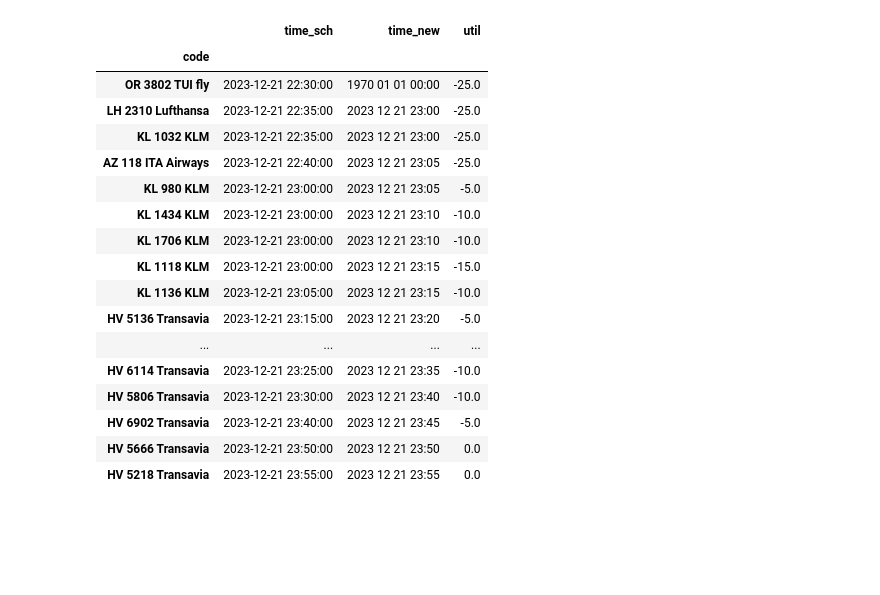
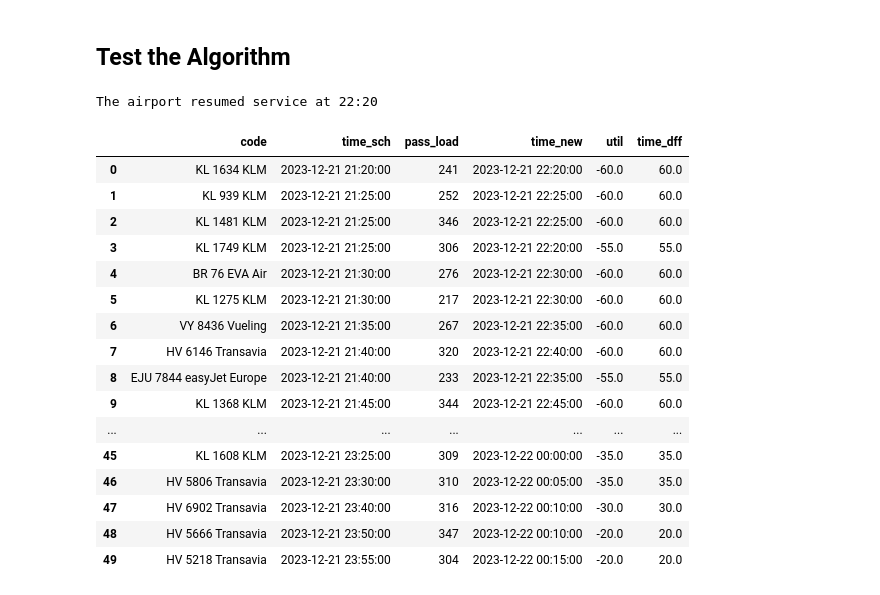
Before and after one commit to cwtravisyip/LSE_ST449_2324_GroupProject, a Jupyter notebook: greed_bfs.ipynb, the cells around one changed output. Cells and saved outputs as stored; diff of their text form; code cells hidden in the pictures; blank space fills up the shorter version.

```diff
--- a/greed_bfs.ipynb
+++ b/greed_bfs.ipynb
@@ -168,9 +200,12 @@ class Node:
         if parent:
             self.depth = parent.depth + 1
     def __repr__(self):
+        """define printing output of the class type"""
         return "<Node of depth {}>".format(self.depth)
 
     def __lt__(self, node):
+        """Compare the depth of the nodes -- for use in
+        sorting the *frontier*"""
         return self.depth < node.depth
 
     def expand(self, problem):
@@ -187,11 +222,3 @@ class Node:
         # print(next_state)
         next_node = Node(next_state, parent=self, action = action, path_cost = problem.utility(next_state))
         return next_node # node object
-
-    def solution(self):
-        """??? Where is the path defined???? This only gives a list of action
-        that is the flight code without returning the timeslots"""
-        return self.path() # pd.DataFrame
-
-    def path(self):
-        return self.state
@@ -206,14 +236,12 @@ def best_first_graph_search(problem):
     a best first search you can examine the f values of the path returned."""
 
     # caching values on each node
-    # f = memoize(f, 'f')
     # adding first node
     node = Node(problem.initial)
     print(f"The airport resumed service at {problem.hour}:{problem.min:02d}")
     iterations = 1
     # applying the goal test when generating the node
     if problem.goal_test(node.state):
-        iterations += 1
         return(iterations, node)
 
     # expand the frontier based on the priority queue
@@ -221,18 +249,15 @@ def best_first_graph_search(problem):
     frontier = list()
     frontier.append(tuple([node.path_cost,node ]))
     # append the generated node to the frontier
-    iterations += 1
     # print(f"Exploring depth {node.depth}")
     # print(f"[BFS Chunk] Length of frontier:{len(frontier)}")
 
     while frontier:
         # get the next node in the frontier
         node = frontier.pop()[1]
-        iterations += 1
 
         # applying the goal test when expanding the node
         if problem.goal_test(node.state):
-            iterations += 1
             return node.state
 
         # add explored node to the liss: This is implicit in the set up
@@ -247,43 +272,36 @@ def best_first_graph_search(problem):
             # print(frontier)
             frontier.sort(reverse = True)
 
-            iterations += 1
-
-
-        iterations += 1
-
     return None
+# %% [markdown]
+## Test the Algorithm
 # %%
-df_subset = df.tail(20).reset_index(drop = True)
-resumption = df_subset.iloc[0,0] + pd.Timedelta(minutes = 30)
+df_subset = df.tail(50).reset_index(drop = True)
+resumption = df_subset.iloc[0,0] + pd.Timedelta(minutes = 60)
 # initate the problem
-AMS_21_tail10 = reschedule_problem(df = df_subset, n_runway=2,
+AMS_21_tail50 = reschedule_problem(df = df_subset, n_runway=2,
                                    resume_hour= resumption.hour, resume_min=resumption.minute,
-                                   max_delay = 25)
+                                   max_delay = 60)
 # solve the problem
-solution = best_first_graph_search(AMS_21_tail10)
+# solution = best_first_graph_search(AMS_21_tail10)
+AMS_21_tail50.solve(best_first_graph_search)
+AMS_21_tail50.display()
+# %% [output]
+The airport resumed service at 22:20
+|  | code | time_sch | pass_load | time_new | util | time_dff |
+| 0 | KL 1634 KLM | 2023-12-21 21:20:00 | 241 | 2023-12-21 22:20:00 | -60.0 | 60.0 |
+| 1 | KL 939 KLM | 2023-12-21 21:25:00 | 252 | 2023-12-21 22:25:00 | -60.0 | 60.0 |
+| 2 | KL 1481 KLM | 2023-12-21 21:25:00 | 346 | 2023-12-21 22:25:00 | -60.0 | 60.0 |
+| 3 | KL 1749 KLM | 2023-12-21 21:25:00 | 306 | 2023-12-21 22:20:00 | -55.0 | 55.0 |
+| 4 | BR 76 EVA Air | 2023-12-21 21:30:00 | 276 | 2023-12-21 22:30:00 | -60.0 | 60.0 |
+| 5 | KL 1275 KLM | 2023-12-21 21:30:00 | 217 | 2023-12-21 22:30:00 | -60.0 | 60.0 |
+| 6 | VY 8436 Vueling | 2023-12-21 21:35:00 | 267 | 2023-12-21 22:35:00 | -60.0 | 60.0 |
+| 7 | HV 6146 Transavia | 2023-12-21 21:40:00 | 320 | 2023-12-21 22:40:00 | -60.0 | 60.0 |
+| 8 | EJU 7844 easyJet Europe | 2023-12-21 21:40:00 | 233 | 2023-12-21 22:35:00 | -55.0 | 55.0 |
+| 9 | KL 1368 KLM | 2023-12-21 21:45:00 | 344 | 2023-12-21 22:45:00 | -60.0 | 60.0 |
+| ... | ... | ... | ... | ... | ... | ... |
+| 45 | KL 1608 KLM | 2023-12-21 23:25:00 | 309 | 2023-12-22 00:00:00 | -35.0 | 35.0 |
+| 46 | HV 5806 Transavia | 2023-12-21 23:30:00 | 310 | 2023-12-22 00:05:00 | -35.0 | 35.0 |
+| 47 | HV 6902 Transavia | 2023-12-21 23:40:00 | 316 | 2023-12-22 00:10:00 | -30.0 | 30.0 |
+| 48 | HV 5666 Transavia | 2023-12-21 23:50:00 | 347 | 2023-12-22 00:10:00 | -20.0 | 20.0 |
+| 49 | HV 5218 Transavia | 2023-12-21 23:55:00 | 304 | 2023-12-22 00:15:00 | -20.0 | 20.0 |
-# %%
-# view the result
-right_df = AMS_21_tail10.df[["code", 'time_sch']]
-display_df = pd.merge(solution, right_df , left_index = True, right_on = "code")
-display_df = display_df.set_index(["code"])
-display_df[['time_sch',"time_new","util"]]
-# %% [output]
-|  | time_sch | time_new | util |
-| code |  |  |  |
-| OR 3802 TUI fly | 2023-12-21 22:30:00 | 1970 01 01 00:00 | -25.0 |
-| LH 2310 Lufthansa | 2023-12-21 22:35:00 | 2023 12 21 23:00 | -25.0 |
-| KL 1032 KLM | 2023-12-21 22:35:00 | 2023 12 21 23:00 | -25.0 |
-| AZ 118 ITA Airways | 2023-12-21 22:40:00 | 2023 12 21 23:05 | -25.0 |
-| KL 980 KLM | 2023-12-21 23:00:00 | 2023 12 21 23:05 | -5.0 |
-| KL 1434 KLM | 2023-12-21 23:00:00 | 2023 12 21 23:10 | -10.0 |
-| KL 1706 KLM | 2023-12-21 23:00:00 | 2023 12 21 23:10 | -10.0 |
-| KL 1118 KLM | 2023-12-21 23:00:00 | 2023 12 21 23:15 | -15.0 |
-| KL 1136 KLM | 2023-12-21 23:05:00 | 2023 12 21 23:15 | -10.0 |
-| HV 5136 Transavia | 2023-12-21 23:15:00 | 2023 12 21 23:20 | -5.0 |
-| ... | ... | ... | ... |
-| HV 6114 Transavia | 2023-12-21 23:25:00 | 2023 12 21 23:35 | -10.0 |
-| HV 5806 Transavia | 2023-12-21 23:30:00 | 2023 12 21 23:40 | -10.0 |
-| HV 6902 Transavia | 2023-12-21 23:40:00 | 2023 12 21 23:45 | -5.0 |
-| HV 5666 Transavia | 2023-12-21 23:50:00 | 2023 12 21 23:50 | 0.0 |
-| HV 5218 Transavia | 2023-12-21 23:55:00 | 2023 12 21 23:55 | 0.0 |
```
Also changed, not shown: parts of 21 cells of this notebook, 2 other files.
